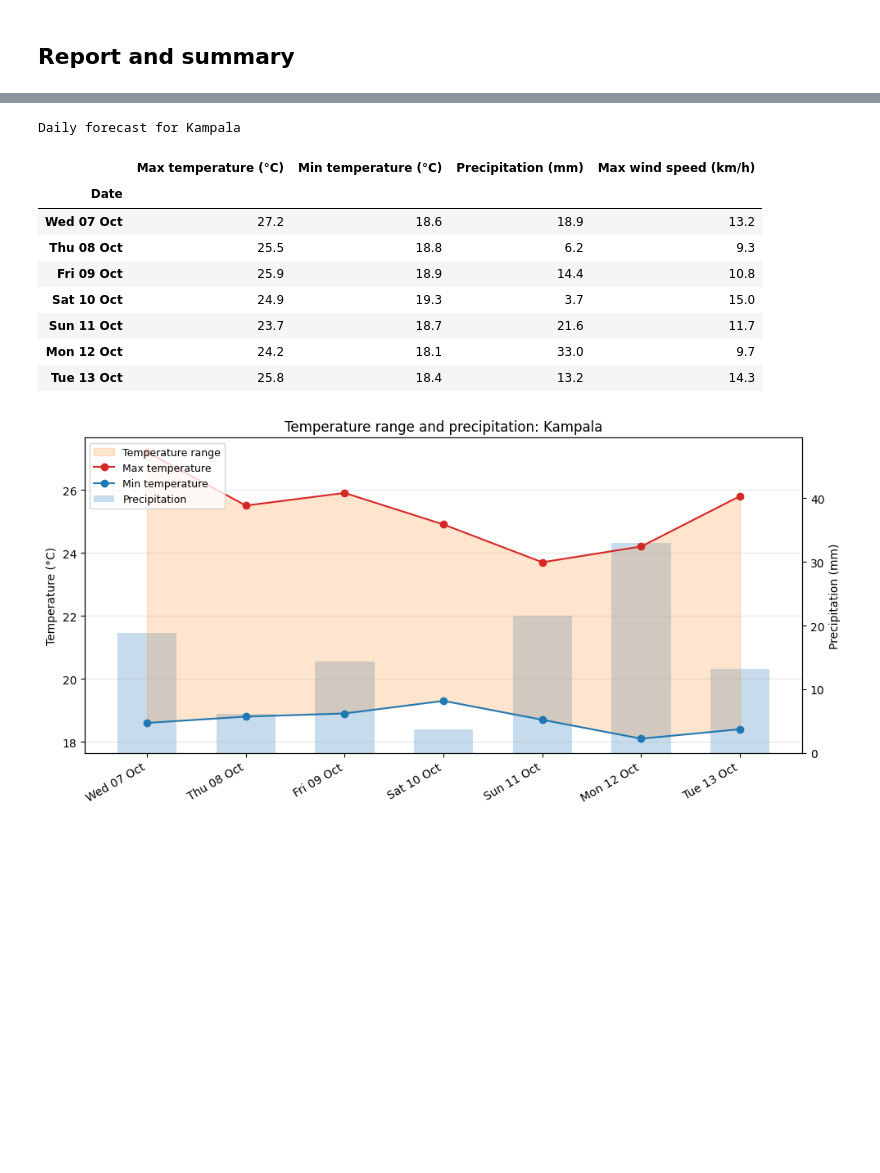
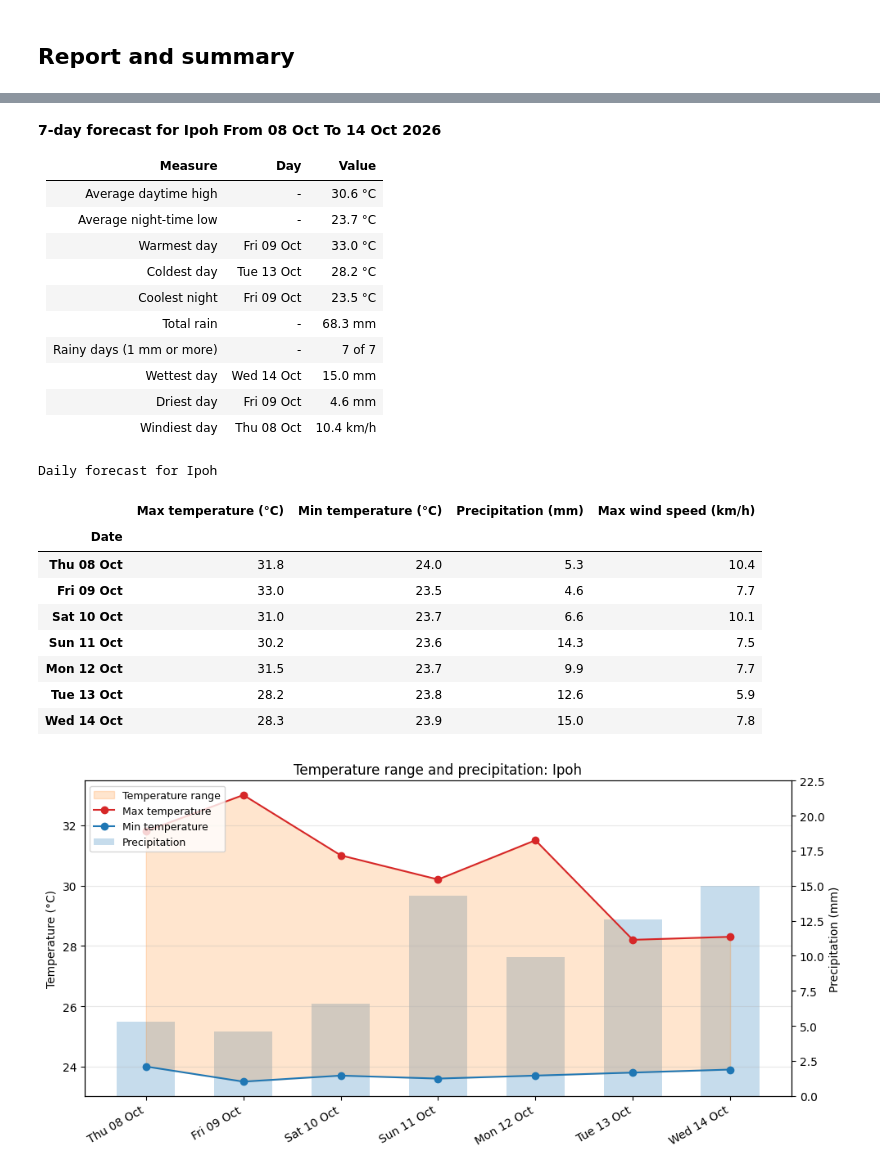
Before and after one commit to instantiate2roy/mini-project, a Jupyter notebook: project1_weather_forecast.ipynb, the cells around one changed output, grey strips where cells are left out. Drawn from its saved outputs; the diff is of its cells as text; code cells hidden in the pictures; blank space fills up the shorter version.

```diff
--- a/project1_weather_forecast.ipynb
+++ b/project1_weather_forecast.ipynb
@@ -64,7 +64,7 @@ import requests
 
 base_url = "https://geocoding-api.open-meteo.com/v1/search"
 time_out=10
-location='dresden'
+location='Gulu'
 
 try:
     params = {"name": location, "count": 1, "language": 'en', "format": 'json'}
@@ -99,7 +99,8 @@ import requests
 
 base_url = "https://geocoding-api.open-meteo.com/v1/search"
 time_out=10
-location='dresden'
+#test location is kampala
+location='kampala'
 
 params = {"name":location, "count": 1, "language": "en", "format": "json"}
 resp = requests.get(base_url, params=params, timeout=time_out)
@@ -191,17 +191,18 @@ def get_forecast(lat, lon, n_days=7, time_zone ='auto'):
     return resp.json()
 
 try:
-    #sample location, kampala
-    location = {'name':'kampala', 'time_zone':'Africa/Kampala'}
+
+    location = input('Please provide a location:')
     #use method from previous section
-    data = geocode('kampala')
+    data = geocode(location)
     if(data):
         # print(data)
         fcst=get_forecast(data['latitude'],data['longitude'],7, data['timezone'])
         if(fcst):
             daily = fcst["daily"]
             units = fcst["daily_units"]
-            print(f"Time zone: {fcst['timezone']}\n")
+
+            print(f"Location: {location}, Country: {data['country']}, Time zone: {fcst['timezone']}\n")
             print(f"{'Date':<12}{'Min temp ':>8}{'Max temp' :>8}{'Precipitaion':>10}{'Max wind':>12}")
             for i, day in enumerate(daily["time"]):
                 print(f"{day:<12}"
@@ -227,7 +228,7 @@ Date        Min temp Max tempPrecipitaion    Max wind
 ## Use pandas and mapping field names and units for forecast info
 # %%
 import pandas
-from IPython.display import display
+from IPython.display import display, Markdown
 
 #mapping
 codes = {
@@ -299,13 +300,17 @@ def forecast_to_dataframe(forecast):
 
 try:
     #sample location, kampala
-    location = {'name':'kampala', 'time_zone':'Africa/Kampala'}
+    location = input('Please provide a location: ')
     #use method from previous section
-    data = geocode('kampala')
+    data = geocode(location)
     if(data):
         # print(data)
         fcst=get_forecast(data['latitude'],data['longitude'],7, data['timezone'])
         if(fcst):
+            display(Markdown(
+                f"**Location:** {location}, **Country:** {data.get('country', '-')}, "
+                f"**Time zone:** {fcst['timezone']}"
+                ))
             display(forecast_to_dataframe(fcst))
 
 except Exception as e:
@@ -323,18 +329,21 @@ except Exception as e:
 # %% [markdown]
 ## Report and summary
 # %%
-import pandas
 from src.weather_report import WeatherReport
 
 try:
     # Allow location input
     location = input("Please provide a location: ")
-    place = geocode(location)
-    timezone = place.get("timezone", "auto")
-    forecast = get_forecast(place["latitude"], place["longitude"], 7, timezone)
+    geo_code_data = geocode(location)
+    timezone = geo_code_data.get("timezone", "auto")
+    forecast = get_forecast(geo_code_data["latitude"], geo_code_data["longitude"], 7, timezone)
     dataframe = forecast_to_dataframe(forecast)
 
-    report = WeatherReport(dataframe, place["name"])
+    display(Markdown(
+        f"**Location:** {location}, **Country:** {geo_code_data.get('country', '-')}, "
+        f"**Time zone:** {forecast['timezone']}"
+        ))
+    report = WeatherReport(dataframe, geo_code_data["name"])
     report.show()
 except Exception as e:
     print(e)
@@ -357,11 +352,26 @@ except Exception as e:
+**7-day forecast for Ipoh**
+**From 08 Oct To 14 Oct 2026**
+
+| Measure | Day | Value |
+|---|---|---|
+| Average daytime high | - | 30.6 °C |
+| Average night-time low | - | 23.7 °C |
+| Warmest day | Fri 09 Oct | 33.0 °C |
+| Coldest day | Tue 13 Oct | 28.2 °C |
+| Coolest night | Fri 09 Oct | 23.5 °C |
+| Total rain | - | 68.3 mm |
+| Rainy days (1 mm or more) | - | 7 of 7 |
+| Wettest day | Wed 14 Oct | 15.0 mm |
+| Driest day | Fri 09 Oct | 4.6 mm |
+| Windiest day | Thu 08 Oct | 10.4 km/h |
-Daily forecast for Kampala
+Daily forecast for Ipoh
 |  | Max temperature (°C) | Min temperature (°C) | Precipitation (mm) | Max wind speed (km/h) |
 | Date |  |  |  |  |
-| Wed 07 Oct | 27.2 | 18.6 | 18.9 | 13.2 |
-| Thu 08 Oct | 25.5 | 18.8 | 6.2 | 9.3 |
-| Fri 09 Oct | 25.9 | 18.9 | 14.4 | 10.8 |
-| Sat 10 Oct | 24.9 | 19.3 | 3.7 | 15.0 |
-| Sun 11 Oct | 23.7 | 18.7 | 21.6 | 11.7 |
-| Mon 12 Oct | 24.2 | 18.1 | 33.0 | 9.7 |
-| Tue 13 Oct | 25.8 | 18.4 | 13.2 | 14.3 |
+| Thu 08 Oct | 31.8 | 24.0 | 5.3 | 10.4 |
+| Fri 09 Oct | 33.0 | 23.5 | 4.6 | 7.7 |
+| Sat 10 Oct | 31.0 | 23.7 | 6.6 | 10.1 |
+| Sun 11 Oct | 30.2 | 23.6 | 14.3 | 7.5 |
+| Mon 12 Oct | 31.5 | 23.7 | 9.9 | 7.7 |
+| Tue 13 Oct | 28.2 | 23.8 | 12.6 | 5.9 |
+| Wed 14 Oct | 28.3 | 23.9 | 15.0 | 7.8 |
-[figure, old version]
+[figure, new version]
```
Also changed, not shown: parts of 7 cells of this notebook, 1 other file.
